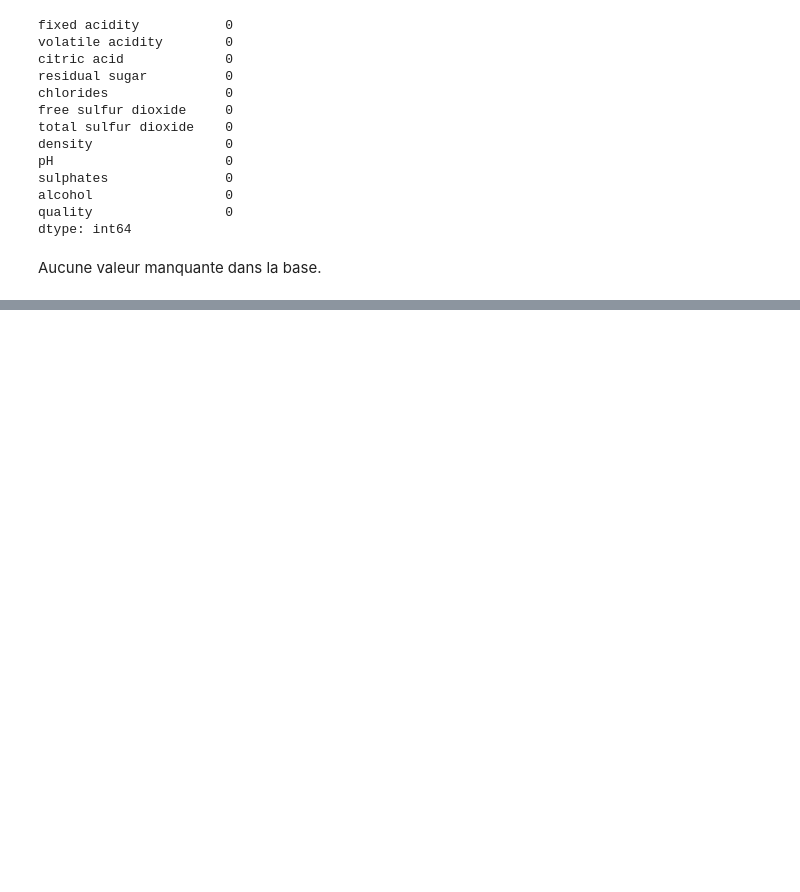
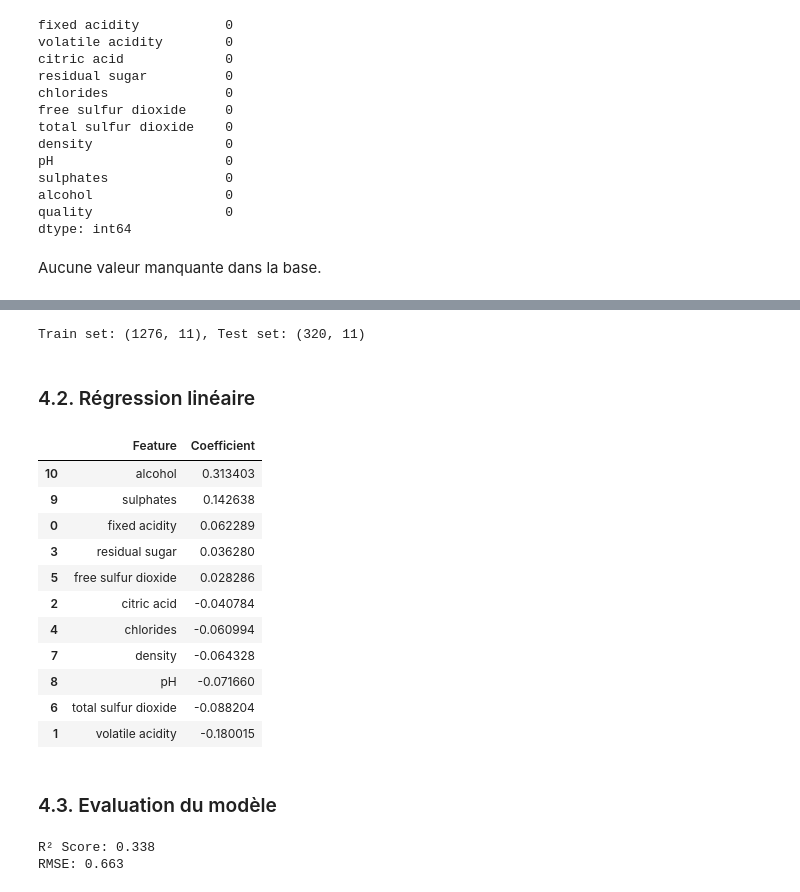
Before and after one commit to touss643/60-Jours-de-RL, a Jupyter notebook: src/Jour_45.ipynb, the cells around one changed output, grey strips where cells are left out. Saved outputs shown, nothing was run; the diff lists cells and outputs as text; code cells hidden in the pictures; blank space fills up the shorter version.

```diff
--- a/src/Jour_45.ipynb
+++ b/src/Jour_45.ipynb
@@ -88,0 +119,55 @@ Sur les 1596 échantillons de vin rouges, si les bouteilles devraient avoir la m
+# %%
+# Séparation Features/Target
+X = data.drop('quality', axis=1)
+y = data['quality']
+
+# Normalisation des données
+scaler = StandardScaler()
+X_scaled = scaler.fit_transform(X)
+X_scaled = pd.DataFrame(X_scaled, columns=X.columns)
+
+# Split Train/Test
+X_train, X_test, y_train, y_test = train_test_split(
+    X_scaled, y, test_size=0.2, random_state=42)
+
+print(f"Train set: {X_train.shape}, Test set: {X_test.shape}")
+# %% [output]
+Train set: (1276, 11), Test set: (320, 11)
+# %% [markdown]
+### 4.2. Régression linéaire
+# %%
+# Entraînement du Modèle
+model = LinearRegression()
+model.fit(X_train, y_train)
+
+# Coefficients du Modèle
+coeff_df = pd.DataFrame({
+    'Feature': X.columns,
+    'Coefficient': model.coef_
+}).sort_values('Coefficient', ascending=False)
+
+display(coeff_df.style.bar(color=['red', 'green']))
+# %% [output]
+|  | Feature | Coefficient |
+| 10 | alcohol | 0.313403 |
+| 9 | sulphates | 0.142638 |
+| 0 | fixed acidity | 0.062289 |
+| 3 | residual sugar | 0.036280 |
+| 5 | free sulfur dioxide | 0.028286 |
+| 2 | citric acid | -0.040784 |
+| 4 | chlorides | -0.060994 |
+| 7 | density | -0.064328 |
+| 8 | pH | -0.071660 |
+| 6 | total sulfur dioxide | -0.088204 |
+| 1 | volatile acidity | -0.180015 |
+# %% [markdown]
+### 4.3. Evaluation du modèle
+# %%
+# Évaluation du Modèle
+y_pred = model.predict(X_test)
+
+print(f"R² Score: {r2_score(y_test, y_pred):.3f}")
+print(f"RMSE: {np.sqrt(mean_squared_error(y_test, y_pred)):.3f}")
+# %% [output]
+R² Score: 0.338
+RMSE: 0.663
```
Also changed, not shown: parts of 17 cells of this notebook.
